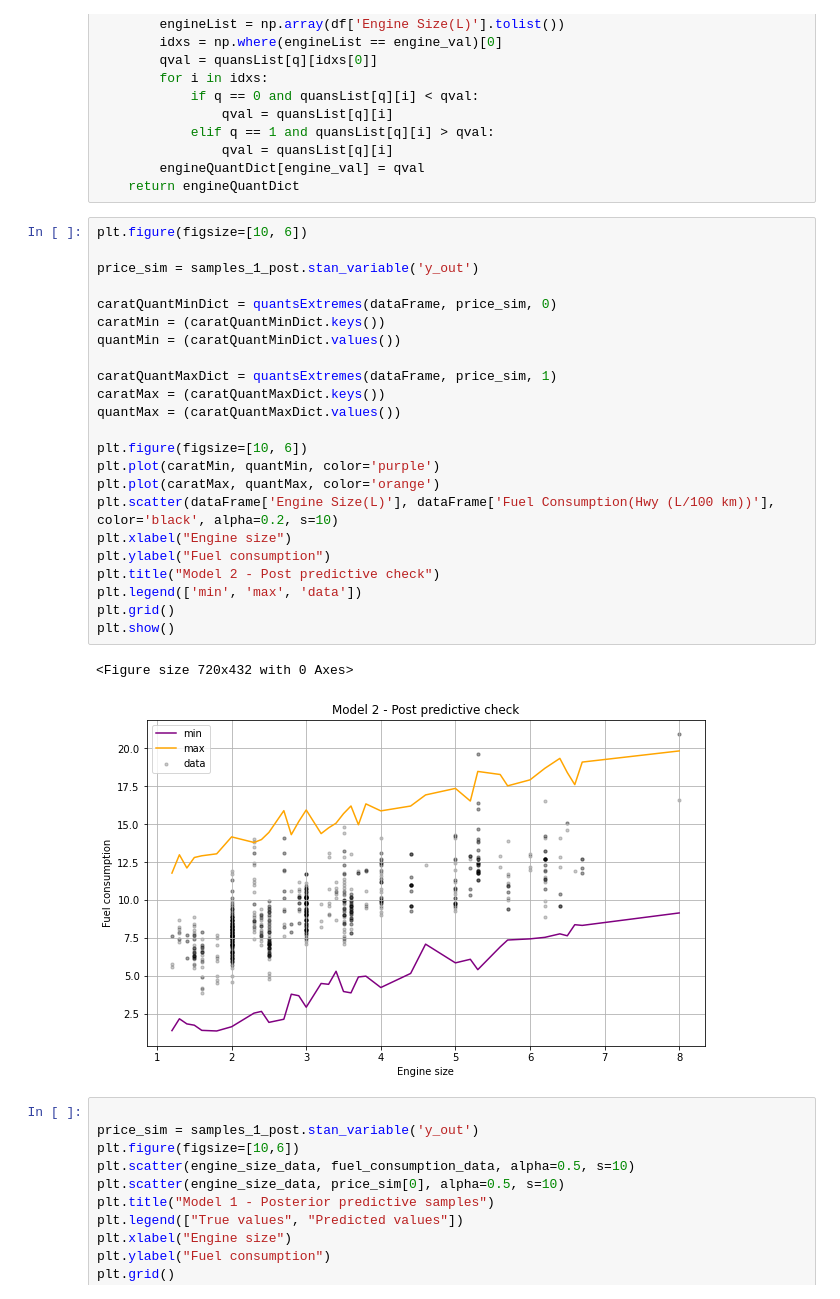
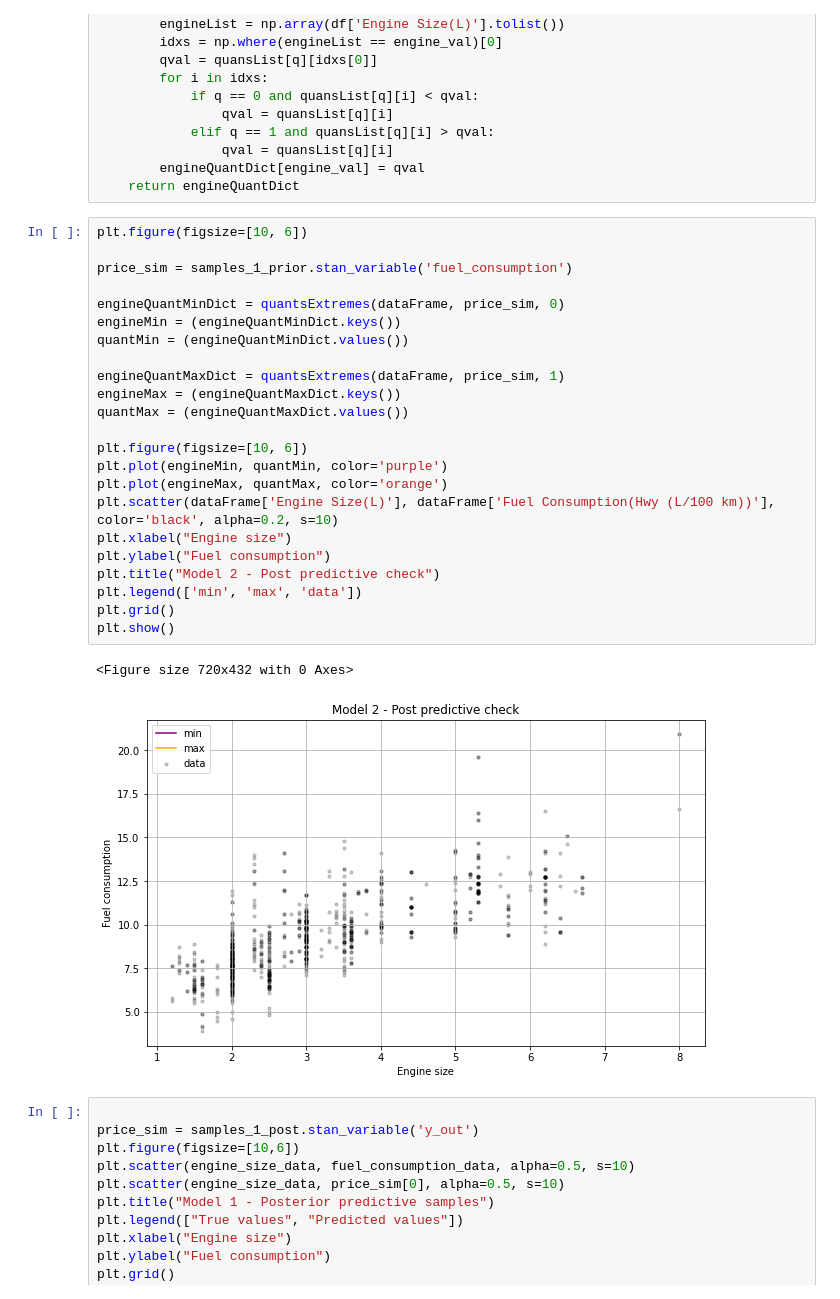
Before and after one commit to jacob0404060987/data_analitics, a Jupyter notebook: new_notebook.ipynb, the cells around one changed output. Drawn from its saved outputs; the diff is of its cells as text.

```diff
--- a/new_notebook.ipynb
+++ b/new_notebook.ipynb
@@ -150,29 +270,29 @@ def quantsExtremes(df, y, q):
 # %%
 plt.figure(figsize=[10, 6])
 
-price_sim = samples_1_post.stan_variable('y_out')
+price_sim = samples_1_prior.stan_variable('fuel_consumption')
 
-caratQuantMinDict = quantsExtremes(dataFrame, price_sim, 0)
-caratMin = (caratQuantMinDict.keys())
-quantMin = (caratQuantMinDict.values())
+engineQuantMinDict = quantsExtremes(dataFrame, price_sim, 0)
+engineMin = (engineQuantMinDict.keys())
+quantMin = (engineQuantMinDict.values())
 
-caratQuantMaxDict = quantsExtremes(dataFrame, price_sim, 1)
-caratMax = (caratQuantMaxDict.keys())
-quantMax = (caratQuantMaxDict.values())
+engineQuantMaxDict = quantsExtremes(dataFrame, price_sim, 1)
+engineMax = (engineQuantMaxDict.keys())
+quantMax = (engineQuantMaxDict.values())
 
 plt.figure(figsize=[10, 6])
-plt.plot(caratMin, quantMin, color='purple')
-plt.plot(caratMax, quantMax, color='orange')
+plt.plot(engineMin, quantMin, color='purple')
+plt.plot(engineMax, quantMax, color='orange')
 plt.scatter(dataFrame['Engine Size(L)'], dataFrame['Fuel Consumption(Hwy (L/100 km))'], color='black', alpha=0.2, s=10)
 plt.xlabel("Engine size")
 plt.ylabel("Fuel consumption")
 plt.title("Model 2 - Post predictive check")
 plt.legend(['min', 'max', 'data'])
 plt.grid()
 plt.show()
 # %% [output]
 <Figure size 720x432 with 0 Axes>
-[figure, old version]
+[figure, new version]
 # %%
 
 price_sim = samples_1_post.stan_variable('y_out')
```
Also changed, not shown: parts of 17 cells of this notebook, 1 other file.
